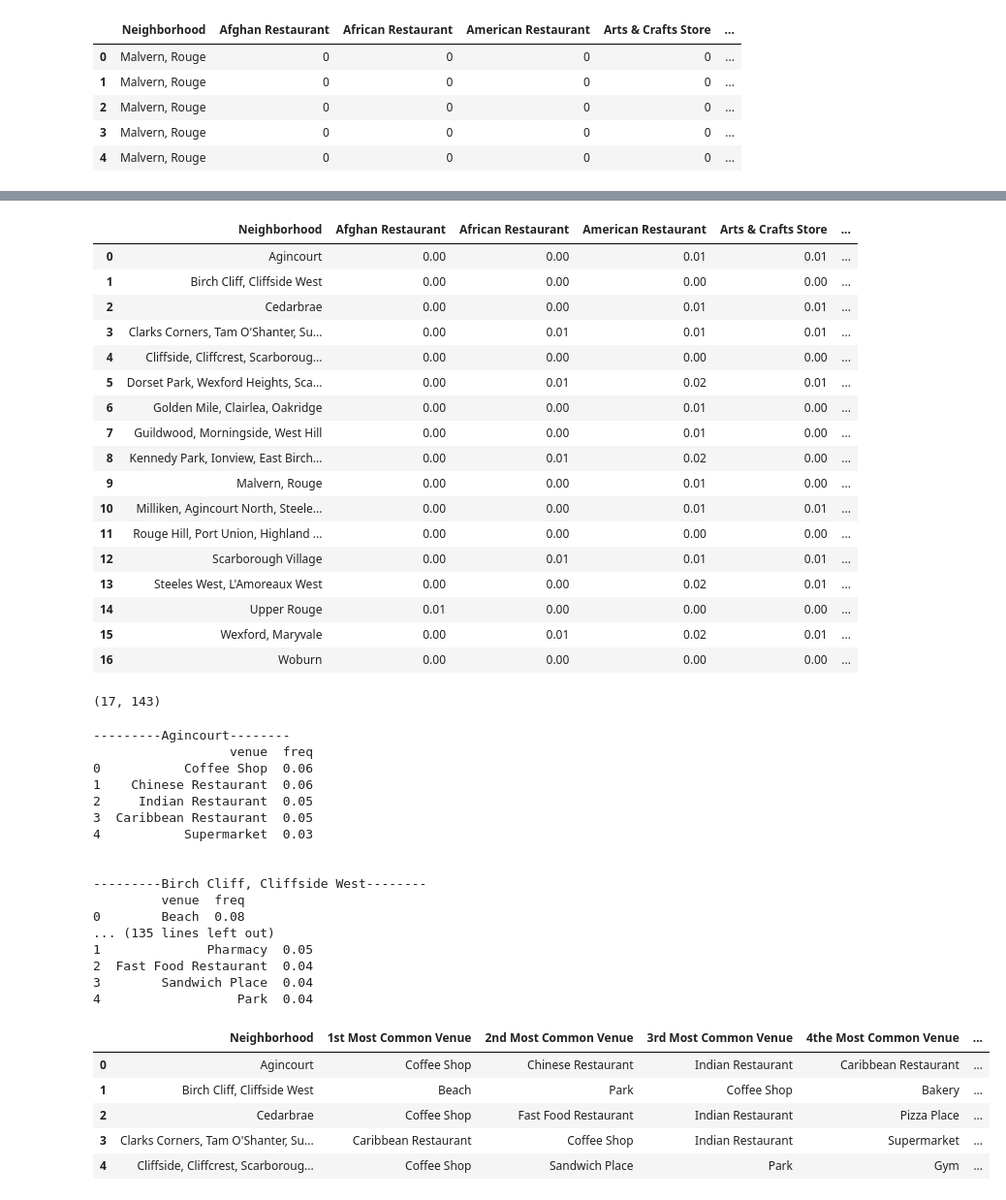
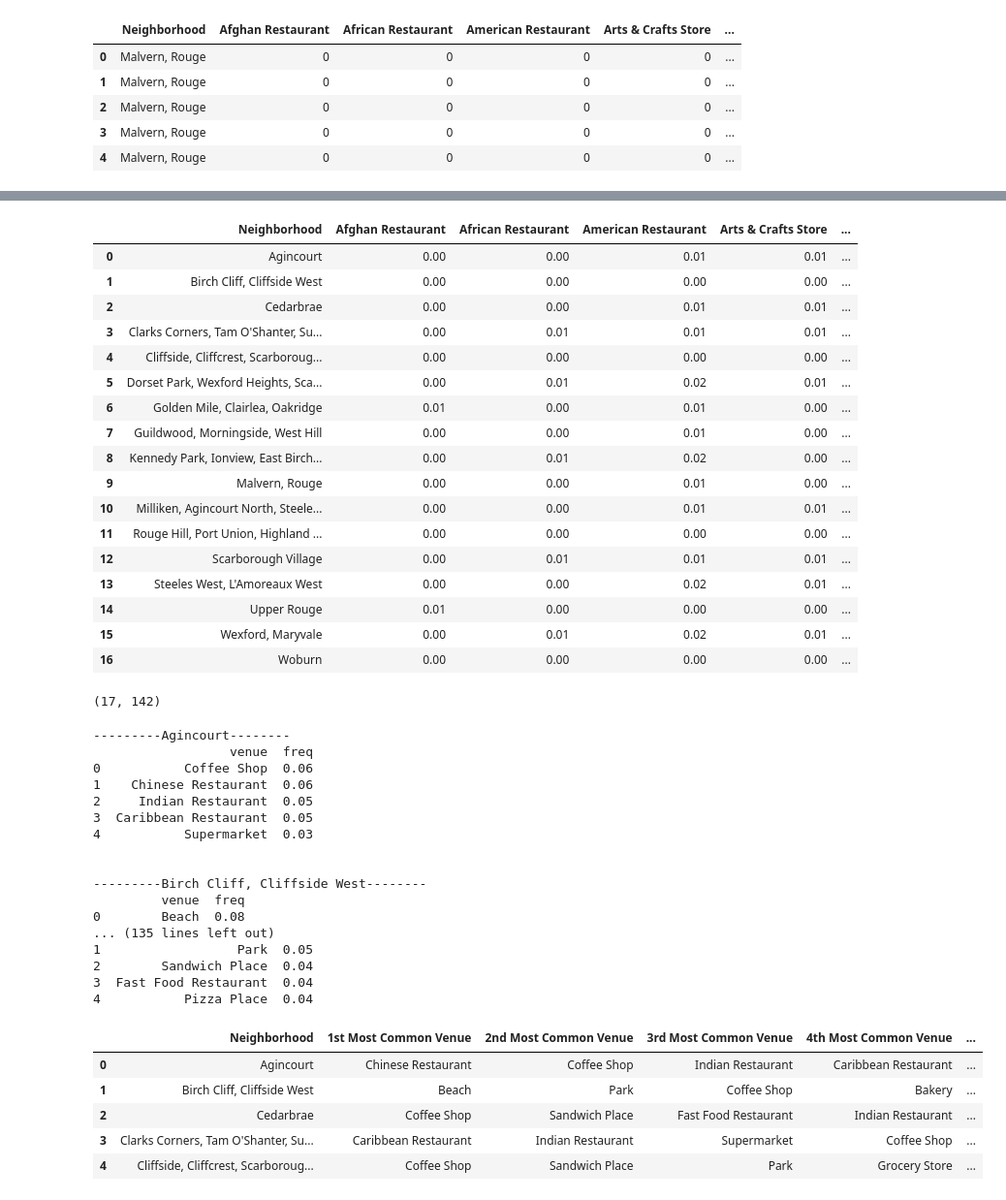
Before and after one commit to TLWWent/Toronto-Neighborhood-Analysis, a Jupyter notebook: Toronto Neigborhood Project Ver 2.ipynb, the cells around one changed output, grey strips where cells are left out. Shown at 97% size. Saved outputs shown, nothing was run; the diff lists cells and outputs as text; code cells hidden in the pictures.

```diff
--- a/Toronto Neigborhood Project Ver 2.ipynb
+++ b/Toronto Neigborhood Project Ver 2.ipynb
@@ -230,3 +223,8 @@ df_coords.head()
 | 2 | M1E | 43.763573 | -79.188711 |
 | 3 | M1G | 43.770992 | -79.216917 |
 | 4 | M1H | 43.773136 | -79.239476 |
+# %%
+# Rename df_coords column "Postal Code" to "Post Code"
+df_coords.rename(columns={'Postal Code':'Post Code'}, inplace=True)
+
+df_coords
@@ -235,5 +251,5 @@ df_coords.head()
 # %%
-tor_address = df_tor_initial.merge(df_coords)
+tor_address = pd.merge(df_tor_initial, df_coords, how='outer', on=['Post Code'])
 
 tor_address
 # %% [output]
@@ -626,7 +632,7 @@ scarborough_grouped
 | 3 | Clarks Corners, Tam O'Shanter, Su... | 0.00 | 0.01 | 0.01 | 0.01 | ... |
 | 4 | Cliffside, Cliffcrest, Scarboroug... | 0.00 | 0.00 | 0.00 | 0.00 | ... |
 | 5 | Dorset Park, Wexford Heights, Sca... | 0.00 | 0.01 | 0.02 | 0.01 | ... |
-| 6 | Golden Mile, Clairlea, Oakridge | 0.00 | 0.00 | 0.01 | 0.00 | ... |
+| 6 | Golden Mile, Clairlea, Oakridge | 0.01 | 0.00 | 0.01 | 0.00 | ... |
 | 7 | Guildwood, Morningside, West Hill | 0.00 | 0.00 | 0.01 | 0.00 | ... |
 | 8 | Kennedy Park, Ionview, East Birch... | 0.00 | 0.01 | 0.02 | 0.00 | ... |
 | 9 | Malvern, Rouge | 0.00 | 0.00 | 0.01 | 0.00 | ... |
@@ -640,7 +646,7 @@ scarborough_grouped
 # %%
 scarborough_grouped.shape
 # %% [output]
-(17, 143)
+(17, 142)
 # %%
 # print each neighborhood along with the top 5 most common venues
 
@@ -669,10 +675,10 @@ for hood in scarborough_grouped['Neighborhood']:
          venue  freq
 0        Beach  0.08
 ... (135 lines left out)
-1              Pharmacy  0.05
-2  Fast Food Restaurant  0.04
-3        Sandwich Place  0.04
-4                  Park  0.04
+1                  Park  0.05
+2        Sandwich Place  0.04
+3  Fast Food Restaurant  0.04
+4           Pizza Place  0.04
 # %%
 # put into pandas dataframe, first writing function to sort venues in descending order
 # %%
@@ -684,34 +690,34 @@ def return_most_common_venues(row, num_top_venues):
 # %%
 #create the new dataframe and display the top 10 venues for each neighborhood
 
 num_top_venues = 10
 
-indicators = ['st', 'nd', 'rd'] #as in 1st, 2nd, 3rd
+indicators = ['st', 'nd', 'rd','th'] #as in 1st, 2nd, 3rd, 4th
 
 #create columns according to number of top venues
 columns = ['Neighborhood']
 for ind in np.arange(num_top_venues):
     try:
         columns.append('{}{} Most Common Venue'.format(ind+1, indicators[ind]))
     except:
         columns.append('{}the Most Common Venue'.format(ind+1))
 
 # create a new data frame
 
 neighborhoods_venues_sorted = pd.DataFrame(columns=columns)
 neighborhoods_venues_sorted['Neighborhood'] = scarborough_grouped['Neighborhood']
 
 for ind in np.arange(scarborough_grouped.shape[0]):
     neighborhoods_venues_sorted.iloc[ind, 1:] = return_most_common_venues(scarborough_grouped.iloc[ind, :], num_top_venues)
 
 neighborhoods_venues_sorted.head()
 # %% [output]
-|  | Neighborhood | 1st Most Common Venue | 2nd Most Common Venue | 3rd Most Common Venue | 4the Most Common Venue | ... |
-| 0 | Agincourt | Coffee Shop | Chinese Restaurant | Indian Restaurant | Caribbean Restaurant | ... |
+|  | Neighborhood | 1st Most Common Venue | 2nd Most Common Venue | 3rd Most Common Venue | 4th Most Common Venue | ... |
+| 0 | Agincourt | Chinese Restaurant | Coffee Shop | Indian Restaurant | Caribbean Restaurant | ... |
 | 1 | Birch Cliff, Cliffside West | Beach | Park | Coffee Shop | Bakery | ... |
-| 2 | Cedarbrae | Coffee Shop | Fast Food Restaurant | Indian Restaurant | Pizza Place | ... |
-| 3 | Clarks Corners, Tam O'Shanter, Su... | Caribbean Restaurant | Coffee Shop | Indian Restaurant | Supermarket | ... |
-| 4 | Cliffside, Cliffcrest, Scarboroug... | Coffee Shop | Sandwich Place | Park | Gym | ... |
+| 2 | Cedarbrae | Coffee Shop | Sandwich Place | Fast Food Restaurant | Indian Restaurant | ... |
+| 3 | Clarks Corners, Tam O'Shanter, Su... | Caribbean Restaurant | Indian Restaurant | Supermarket | Coffee Shop | ... |
+| 4 | Cliffside, Cliffcrest, Scarboroug... | Coffee Shop | Sandwich Place | Park | Grocery Store | ... |
 # %%
 ## Cluster Scarborough neighborhoods by running k-means, setting number of clusters to 5
 
```
Also changed, not shown: parts of 37 cells of this notebook.
